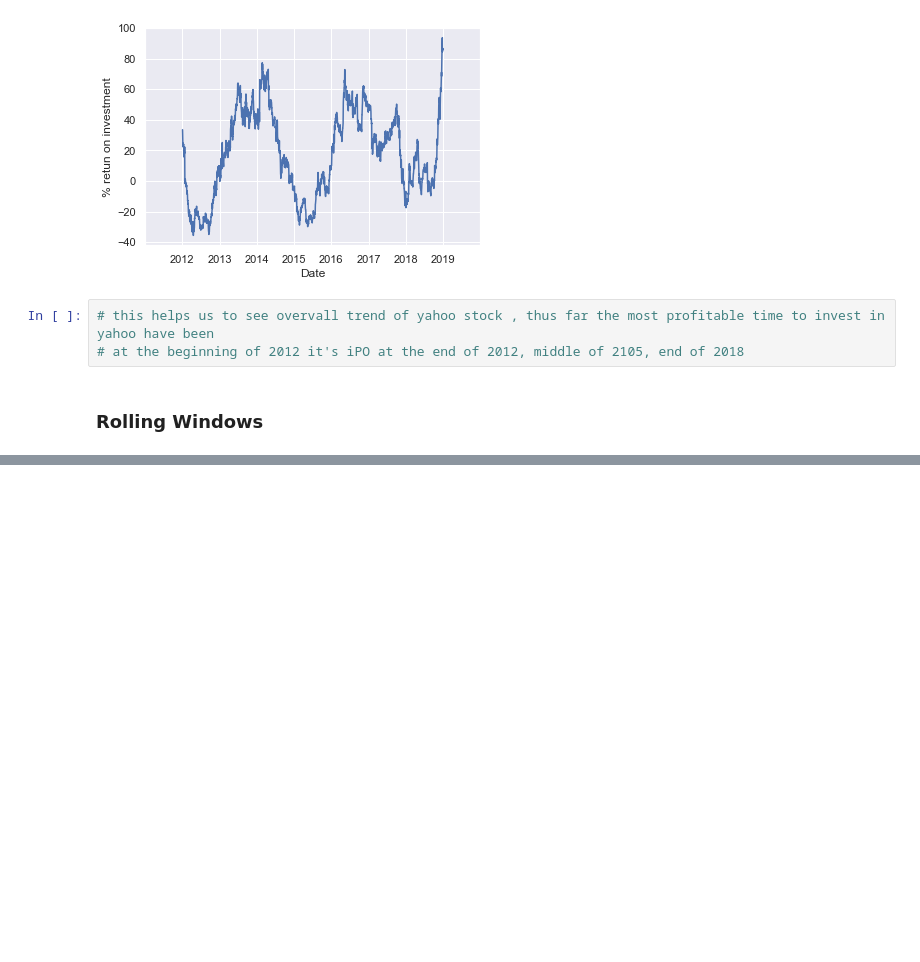
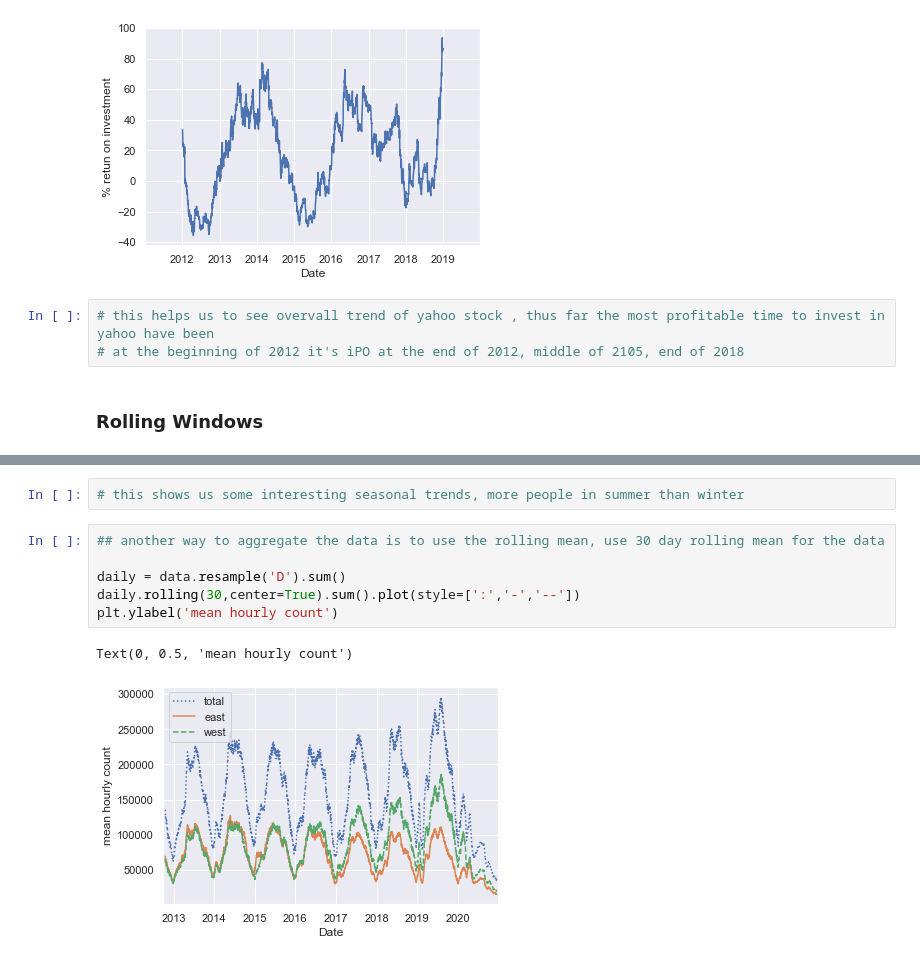
Before and after one commit to Aayush360/Data_Science_Intern, a Jupyter notebook: pandas_for_timeseries/learning_time_series.ipynb, the cells around one changed output, grey strips where cells are left out. Saved outputs shown, nothing was run; the diff lists cells and outputs as text; blank space fills up the shorter version.

```diff
--- a/pandas_for_timeseries/learning_time_series.ipynb
+++ b/pandas_for_timeseries/learning_time_series.ipynb
@@ -341,0 +410,11 @@ Text(0, 0.5, '% retun on investment')
+# %%
+# this shows us some interesting seasonal trends, more people in summer than winter
+# %%
+## another way to aggregate the data is to use the rolling mean, use 30 day rolling mean for the data
+
+daily = data.resample('D').sum()
+daily.rolling(30,center=True).sum().plot(style=[':','-','--'])
+plt.ylabel('mean hourly count')
+# %% [output]
+Text(0, 0.5, 'mean hourly count')
+[figure, added]
```
Also changed, not shown: parts of 23 cells of this notebook, 32 other files.
